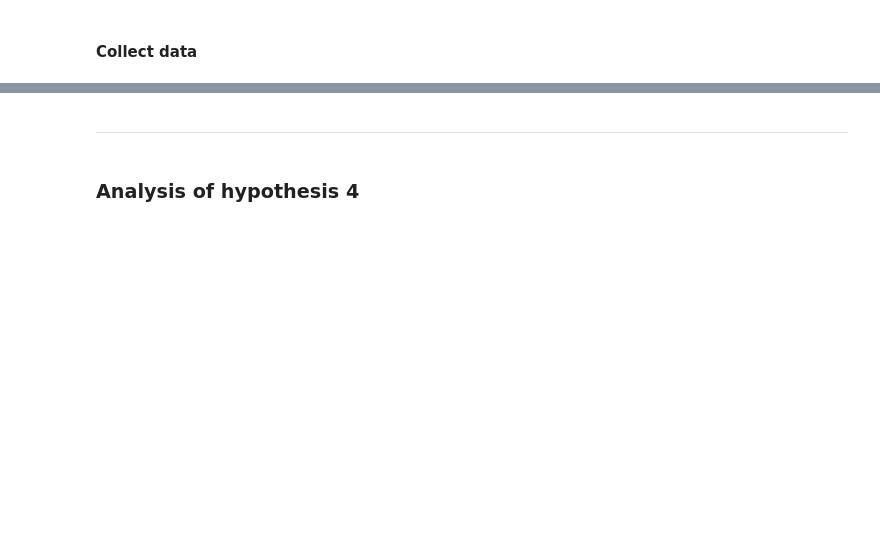
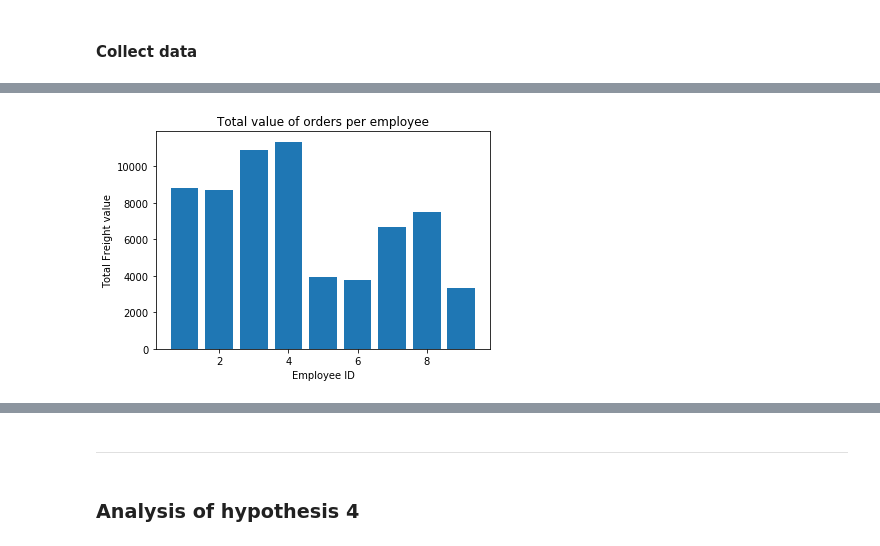
Before and after one commit to naquech-DS/dsc-2-final-project-online-ds-ft-112618, a Jupyter notebook: student.ipynb, the cells around one changed output, grey strips where cells are left out. Cells and saved outputs as stored; diff of their text form; code cells hidden in the pictures; blank space fills up the shorter version.

```diff
--- a/student.ipynb
+++ b/student.ipynb
@@ -451,2 +475,8 @@ Since the question is asking for a "significant effect" this will be a two-tail
 # %% [markdown]
 #### Collect data
+# %%
+# Read the total value sold by each employee
+
+df31_order = pd.read_sql_query('''select EmployeeId, sum(Freight) as OrderTotal from [Order] group by
+EmployeeId order by OrderTotal ASC''', engine)
+df31_order
@@ -452,0 +497,12 @@ Since the question is asking for a "significant effect" this will be a two-tail
+# %%
+x = df31_order['EmployeeId']
+y =df31_order['OrderTotal']
+plt.bar(x,y)
+
+plt.title('Total value of orders per employee')
+plt.xlabel('Employee ID')
+plt.ylabel('Total Freight value')
+
+plt.show()
+# %% [output]
+[figure, added]
```
Also changed, not shown: parts of 49 cells of this notebook, 2 other files.
